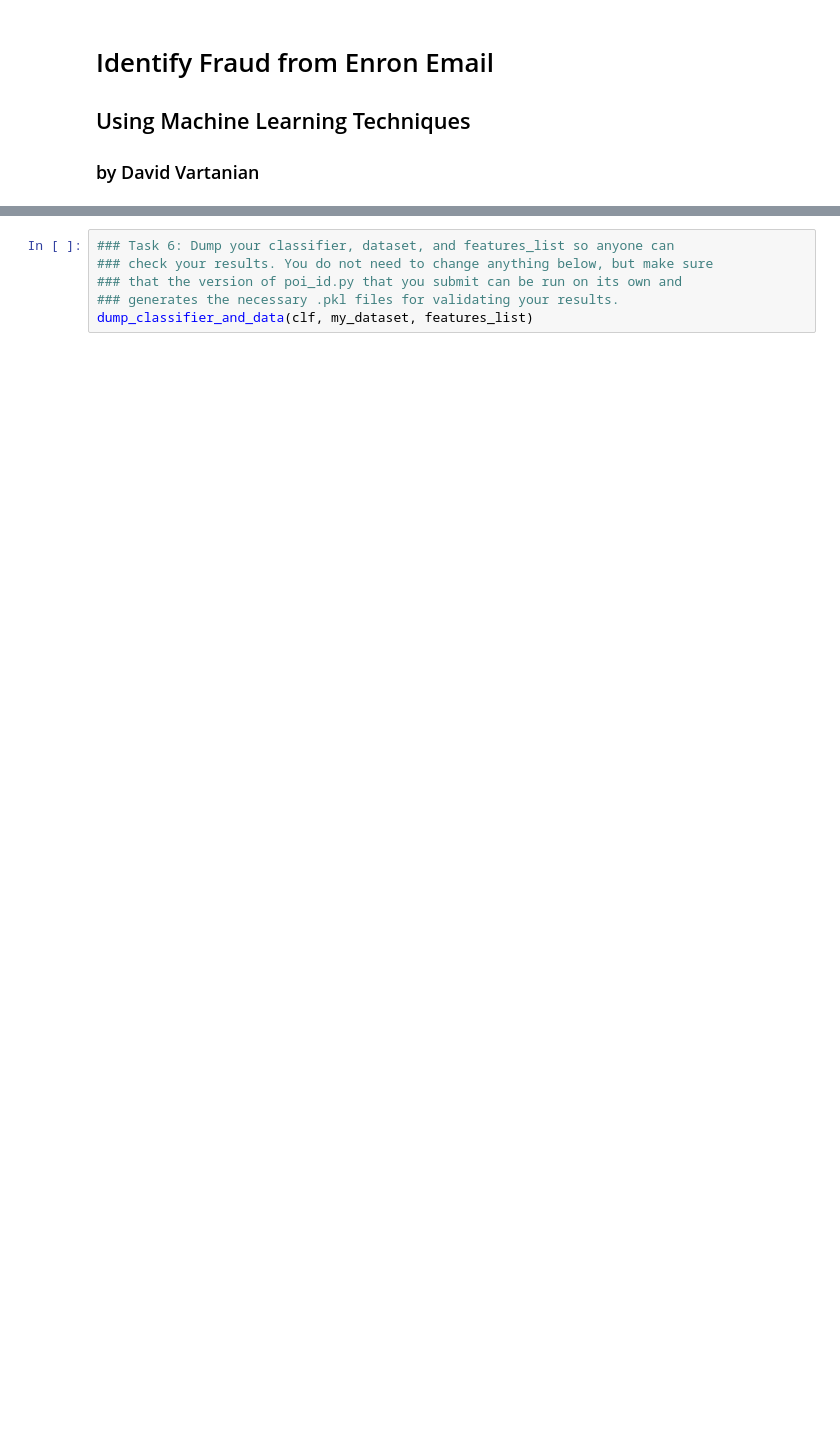
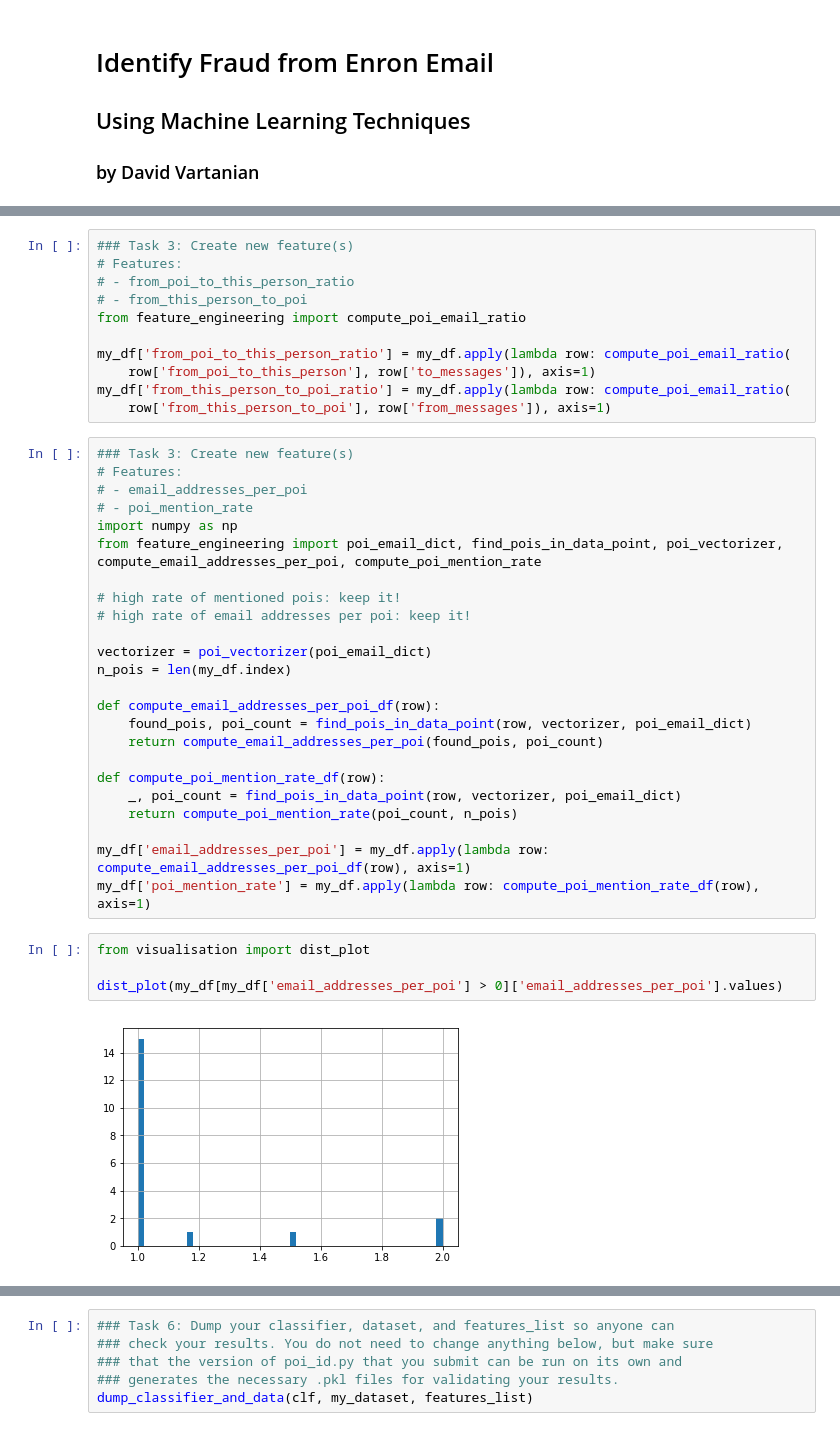
Before and after one commit to davidvartanian/dand-ml-identify-fraud-enron-email, a Jupyter notebook: Enron Fraud Lab.ipynb, the cells around one changed output, grey strips where cells are left out. Drawn from its saved outputs; the diff is of its cells as text; blank space fills up the shorter version.

```diff
--- a/Enron Fraud Lab.ipynb
+++ b/Enron Fraud Lab.ipynb
@@ -162,0 +194,41 @@ ValueError: cannot reshape array of size 452 into shape (113,1)
+# %%
+### Task 3: Create new feature(s)
+# Features:
+# - from_poi_to_this_person_ratio
+# - from_this_person_to_poi
+from feature_engineering import compute_poi_email_ratio
+
+my_df['from_poi_to_this_person_ratio'] = my_df.apply(lambda row: compute_poi_email_ratio(
+    row['from_poi_to_this_person'], row['to_messages']), axis=1)
+my_df['from_this_person_to_poi_ratio'] = my_df.apply(lambda row: compute_poi_email_ratio(
+    row['from_this_person_to_poi'], row['from_messages']), axis=1)
+# %%
+### Task 3: Create new feature(s)
+# Features:
+# - email_addresses_per_poi
+# - poi_mention_rate
+import numpy as np
+from feature_engineering import poi_email_dict, find_pois_in_data_point, poi_vectorizer, compute_email_addresses_per_poi, compute_poi_mention_rate
+
+# high rate of mentioned pois: keep it!
+# high rate of email addresses per poi: keep it!
+
+vectorizer = poi_vectorizer(poi_email_dict)
+n_pois = len(my_df.index)
+
+def compute_email_addresses_per_poi_df(row):
+    found_pois, poi_count = find_pois_in_data_point(row, vectorizer, poi_email_dict)
+    return compute_email_addresses_per_poi(found_pois, poi_count)
+
+def compute_poi_mention_rate_df(row):
+    _, poi_count = find_pois_in_data_point(row, vectorizer, poi_email_dict)
+    return compute_poi_mention_rate(poi_count, n_pois)
+
+my_df['email_addresses_per_poi'] = my_df.apply(lambda row: compute_email_addresses_per_poi_df(row), axis=1)
+my_df['poi_mention_rate'] = my_df.apply(lambda row: compute_poi_mention_rate_df(row), axis=1)
+# %%
+from visualisation import dist_plot
+
+dist_plot(my_df[my_df['email_addresses_per_poi'] > 0]['email_addresses_per_poi'].values)
+# %% [output]
+[figure, added]
```
Also changed, not shown: parts of 22 cells of this notebook, 1 other file.
